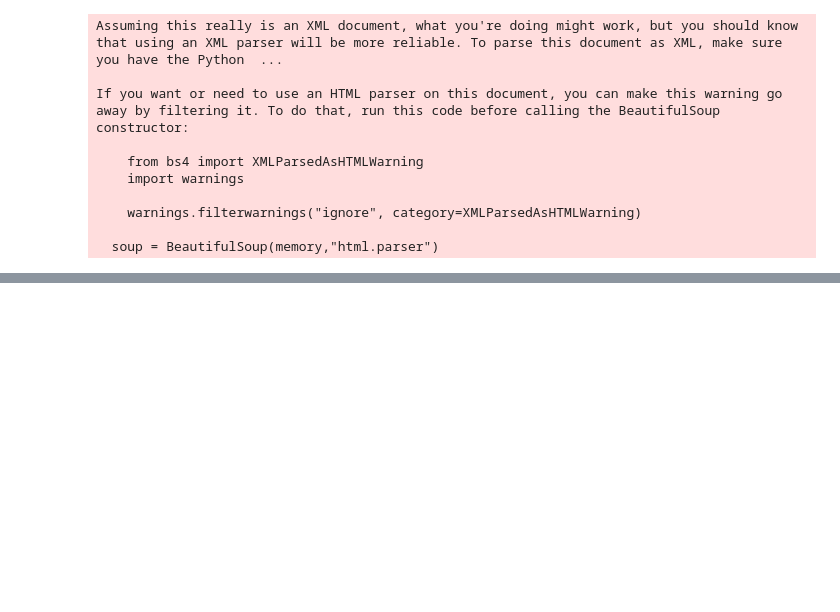
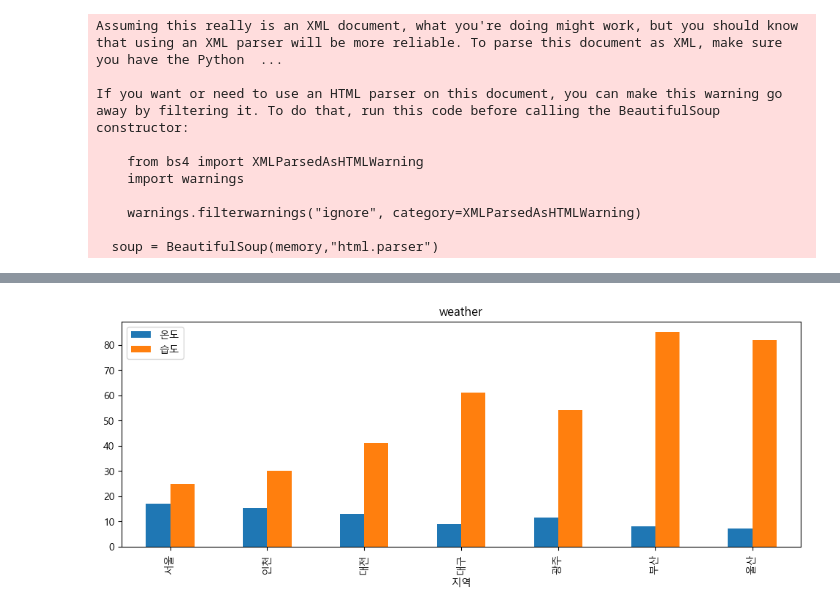
Before and after one commit to SoongMoo/soldesk20250215, a Jupyter notebook: 4Day.ipynb, the cells around one changed output, grey strips where cells are left out. Saved outputs shown, nothing was run; the diff lists cells and outputs as text; code cells hidden in the pictures; blank space fills up the shorter version.

```diff
--- a/4Day.ipynb
+++ b/4Day.ipynb
@@ -677,0 +761,45 @@ text = """
+# %%
+import requests # 스크래핑
+from bs4 import BeautifulSoup # 크롤링
+
+import pandas # 데이터분석
+
+import matplotlib as mpl # 시각화
+import matplotlib.pyplot as plt # 시각화
+
+# 스크래핑
+url = "https://www.weather.go.kr/w/observation/land/city-obs.do"
+source  = requests.get(url)
+
+# 크롤링
+soup = BeautifulSoup(source.content, 'html.parser')
+table = soup.find("table",{"class":"table-col"})
+#print(table)
+data =[]
+for tr in table.find_all('tr'):
+    ths = list(tr.find_all('th'))
+    tds = list(tr.find_all('td'))
+    for th in ths:
+        if th.find('a'):
+            point = th.find('a').string
+            temp = tds[4].string
+            humidity = tds[9].string
+            data.append([point, temp, humidity])
+# 데이터를 분석
+# 데이터 저장
+with open("weather.csv" , "w" , encoding="utf-8") as f:
+    f.write('지역,온도,습도\n')
+    for l in data:
+        f.write(f"{l[0]},{l[1]},{l[2]}\n")
+#테이터 처리
+df = pandas.read_csv("weather.csv",  encoding='utf-8', index_col='지역')
+#print(df)
+city_df = df.loc[['서울','인천','대전','대구','광주','부산','울산']]
+#print(city_df)
+#시각화
+font_name = mpl.font_manager.FontProperties(fname="C:\Windows\Fonts\malgun.ttf").get_name()
+mpl.rc('font', family=font_name)
+ax = city_df.plot(kind='bar', title='weather', figsize=(12,4))
+plt.show()
+# %% [output]
+[figure, added]
```
Also changed, not shown: parts of 2 cells of this notebook.
